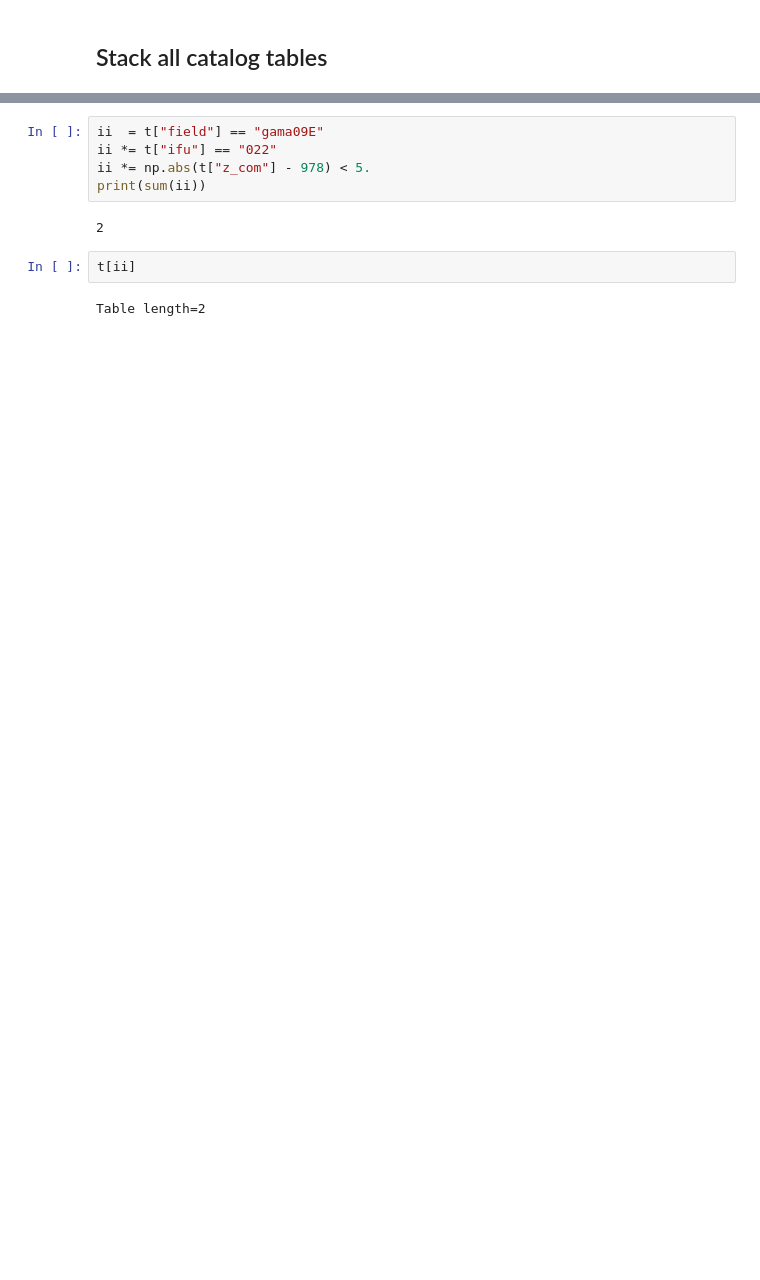
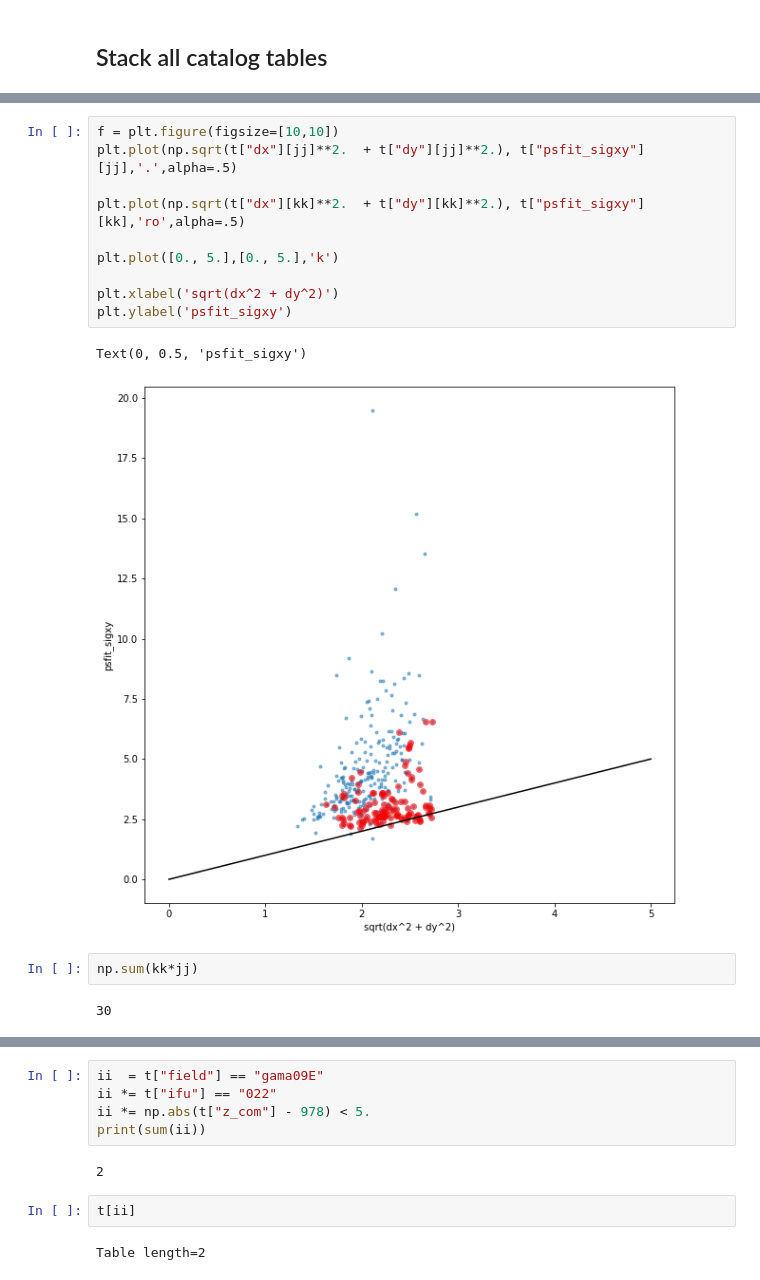
Before and after one commit to mxhf/hetdex-deep, a Jupyter notebook: GAMA09-CatalogView.ipynb, the cells around one changed output, grey strips where cells are left out. Drawn from its saved outputs; the diff is of its cells as text; blank space fills up the shorter version.

```diff
--- a/GAMA09-CatalogView.ipynb
+++ b/GAMA09-CatalogView.ipynb
@@ -6,0 +73,17 @@ import os
+# %%
+f = plt.figure(figsize=[10,10])
+plt.plot(np.sqrt(t["dx"][jj]**2.  + t["dy"][jj]**2.), t["psfit_sigxy"][jj],'.',alpha=.5)
+
+plt.plot(np.sqrt(t["dx"][kk]**2.  + t["dy"][kk]**2.), t["psfit_sigxy"][kk],'ro',alpha=.5)
+
+plt.plot([0., 5.],[0., 5.],'k')
+
+plt.xlabel('sqrt(dx^2 + dy^2)')
+plt.ylabel('psfit_sigxy')
+# %% [output]
+Text(0, 0.5, 'psfit_sigxy')
+[figure, added]
+# %%
+np.sum(kk*jj)
+# %% [output]
+30
```
Also changed, not shown: parts of 16 cells of this notebook, 10 other files.
